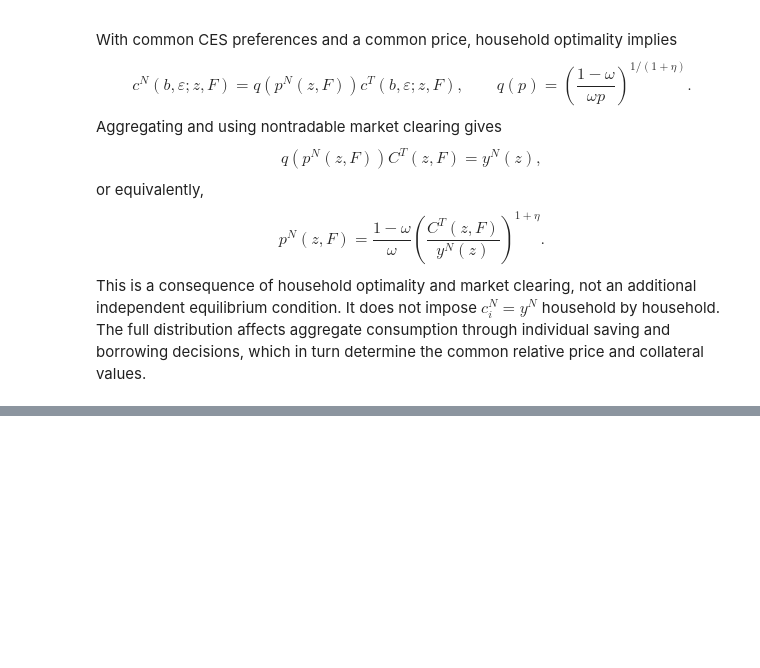
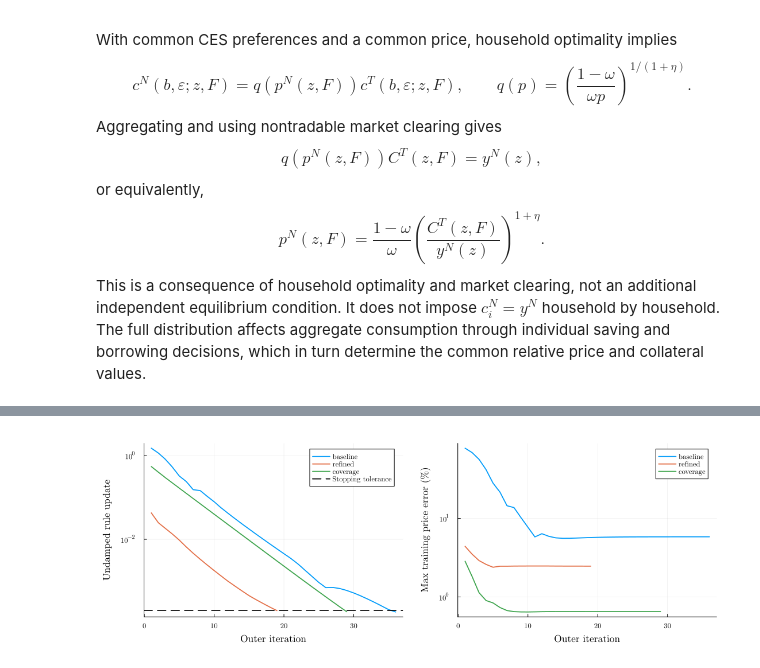
Before and after one commit to YuxuanZhao-Econ/HA_with_Collateral_Constraint, a Jupyter notebook: notebooks/HA_Collateral_Constraint.ipynb, the cells around one changed output, grey strips where cells are left out. Cells and saved outputs as stored; diff of their text form; code cells hidden in the pictures; blank space fills up the shorter version.

```diff
--- a/notebooks/HA_Collateral_Constraint.ipynb
+++ b/notebooks/HA_Collateral_Constraint.ipynb
@@ -372,0 +438,17 @@ This is a consequence of household optimality and market clearing, not an additi
+# %%
+using Pkg
+ROOT = isfile(joinpath(pwd(), "Project.toml")) ? pwd() : dirname(pwd())
+Pkg.activate(ROOT)
+ENV["GKSwstype"] = "100"
+using LinearAlgebra, Statistics, Printf, Markdown, Plots, Serialization, SHA
+include(joinpath(ROOT, "src", "ha_collateral_constraint", "HACollateralConstraint.jl"))
+using .HACollateralConstraint
+const HA = HACollateralConstraint
+include(joinpath(ROOT, "src", "ha_collateral_constraint", "experiment.jl"))
+FIGDIR = joinpath(ROOT, "figures", "ha_collateral_constraint")
+RESDIR = joinpath(ROOT, "results", "ha_collateral_constraint")
+mkpath(FIGDIR); mkpath(RESDIR)
+showtable(headers, rows) = display(MIME"text/html"(), Markdown.parse(markdown_table(headers, rows)))
+default(fontfamily="Computer Modern", size=(1000, 620), linewidth=1.8,
+        left_margin=7Plots.mm,bottom_margin=7Plots.mm,top_margin=3Plots.mm,right_margin=3Plots.mm)
+println("Julia ", VERSION, " | project: ", ROOT)
@@ -372,0 +964,12 @@ This is a consequence of household optimality and market clearing, not an additi
+# %%
+RECOMPUTE = false
+experiments = run_experiment(ROOT; recompute=RECOMPUTE)
+push!(experiments,run_coverage_experiment(ROOT,experiments[2];recompute=RECOMPUTE))
+baseline = experiments[1].result
+result = experiments[end].result
+showtable(["Run", "b / B / F nodes", "Projected rules converged", "Outer rounds",
+           "Fitting-state rule update", "Whole-grid update"], [
+    (x.name, "$(x.result.m.nb) / $(x.result.m.nB) / $(x.result.m.nf)",
+     x.result.converged, length(x.result.history), x.result.history[end].update,
+     x.result.history[end].global_update) for x in experiments
+])
@@ -372,0 +984,14 @@ This is a consequence of household optimality and market clearing, not an additi
+# %%
+fig = plot(layout=(1,2), size=(1100,380))
+for x in experiments
+    h = x.result.history
+    plot!(fig[1], getproperty.(h,:iteration), getproperty.(h,:update);
+          yscale=:log10, label=x.name, xlabel="Outer iteration", ylabel="Undamped rule update")
+    plot!(fig[2], getproperty.(h,:iteration), 100 .* getproperty.(h,:ppmax);
+          label=x.name, yscale=:log10, xlabel="Outer iteration", ylabel="Max training price error (%)")
+end
+hline!(fig[1],[2e-4];color=:black,linestyle=:dash,label="Stopping tolerance")
+savefig(fig, joinpath(FIGDIR,"01_convergence.png"))
+display(fig)
+# %% [output]
+[figure, added]
```
Also changed, not shown: parts of 27 cells of this notebook, 23 other files.
